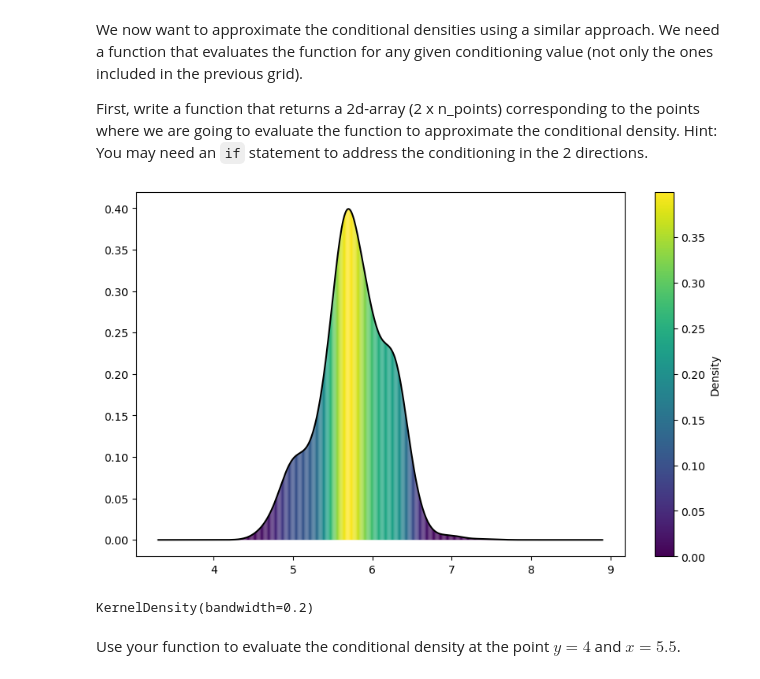
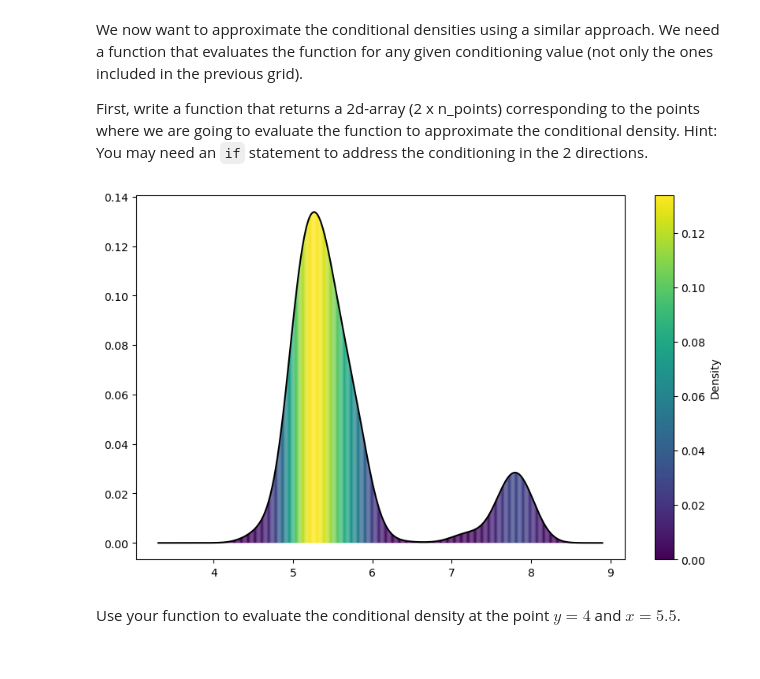
Before and after one commit to Arkanthara/data-mining, a Jupyter notebook: TP1b.ipynb, the cells around one changed output. Saved outputs shown, nothing was run; the diff lists cells and outputs as text; code cells hidden in the pictures.

```diff
--- a/TP1b.ipynb
+++ b/TP1b.ipynb
@@ -114,14 +122,22 @@ Hint: You may need an `if` statement to address the conditioning in the 2 direct
 # %%
 # Write your function here
 
-def my_function(x_min: float, x_max: float, y_min: float, y_max: float, n_points: int) -> np.ndarray:
-    return np.array([np.linspace(x_min, x_max, n_points), np.linspace(y_min, y_max, n_points)])
+def my_function(minimum: float, maximum: float, n_points: int, conditionnal_x: float = None, conditionnal_y: float = None) -> np.ndarray:
+    if conditionnal_x != None:
+        y = np.linspace(minimum, maximum, n_points)
+        x = np.ones(y.shape) * conditionnal_x
+    elif conditionnal_y != None:
+        x = np.linspace(minimum, maximum, n_points)
+        y = np.ones(x.shape) * conditionnal_y
+    else:
+        print("Error !")
+        return np.zeros((2, n_points))
+    return np.stack((x, y))
 
-points = my_function(x.min() - 1, x.max() + 1, y.min() - 1, y.max() + 1, n_points)
+points = my_function(x.min() - 1, x.max() + 1, n_points, conditionnal_y=4)
 plot_density1d(points[0], density_eval1d(density, points))
 # %% [output]
-[figure, old version]
+[figure, new version]
-KernelDensity(bandwidth=0.2)
 # %% [markdown]
 Use your function to evaluate the conditional density at the point $y = 4$ and $x = 5.5$.
 # %%
```
Also changed, not shown: parts of 4 cells of this notebook, 1 other file.
